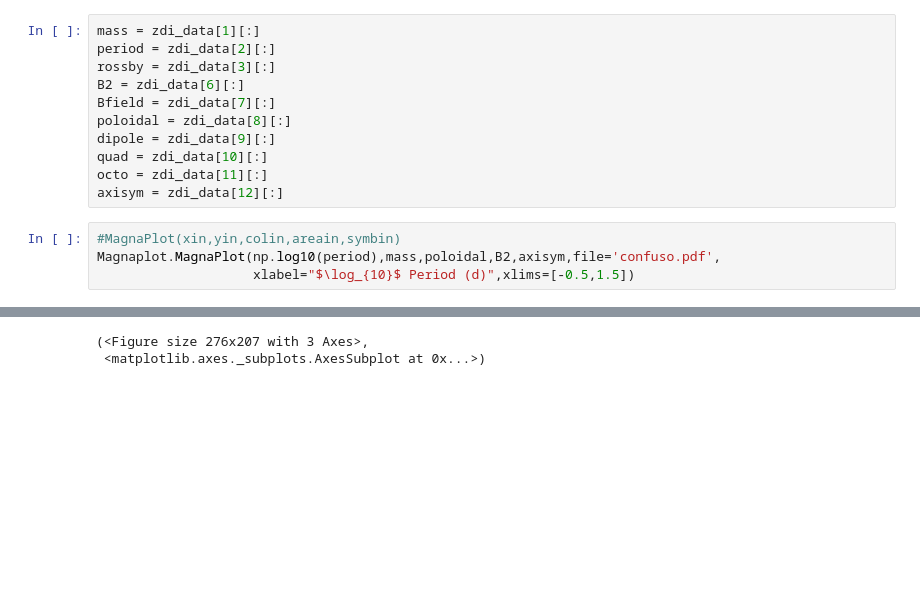
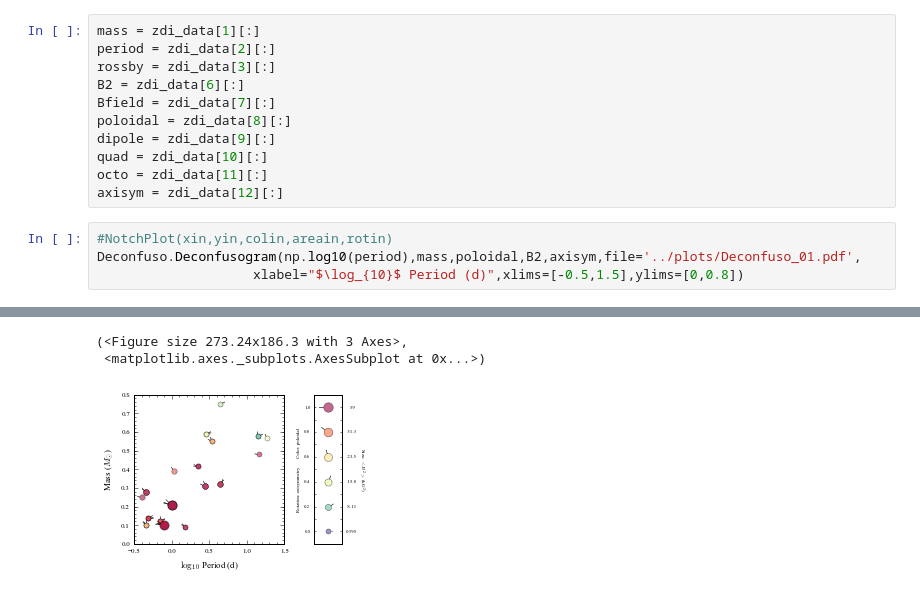
Before and after one commit to jspineda/Deconfuso, a Jupyter notebook: code/Plotting.ipynb, the cells around one changed output, grey strips where cells are left out. Saved outputs shown, nothing was run; the diff lists cells and outputs as text; blank space fills up the shorter version.

Commit message:
Updated Jupyter Notebook, and ran with some examples plots

```diff
--- a/code/Plotting.ipynb
+++ b/code/Plotting.ipynb
@@ -52,7 +20,7 @@ quad = zdi_data[10][:]
 octo = zdi_data[11][:]
 axisym = zdi_data[12][:]
 # %%
-#MagnaPlot(xin,yin,colin,areain,symbin)
-Magnaplot.MagnaPlot(np.log10(period),mass,poloidal,B2,axisym,file='confuso.pdf',
-                    xlabel="$\log_{10}$ Period (d)",xlims=[-0.5,1.5])
+#NotchPlot(xin,yin,colin,areain,rotin)
+Deconfuso.Deconfusogram(np.log10(period),mass,poloidal,B2,axisym,file='../plots/Deconfuso_01.pdf',
+                    xlabel="$\log_{10}$ Period (d)",xlims=[-0.5,1.5],ylims=[0,0.8])
 # %% [output]
@@ -61,2 +27,3 @@ Magnaplot.MagnaPlot(np.log10(period),mass,poloidal,B2,axisym,file='confuso.pdf',
-(<Figure size 276x207 with 3 Axes>,
+(<Figure size 273.24x186.3 with 3 Axes>,
  <matplotlib.axes._subplots.AxesSubplot at 0x...>)
+[figure, added]
```
Also changed, not shown: parts of 9 cells of this notebook, 3 other files.
